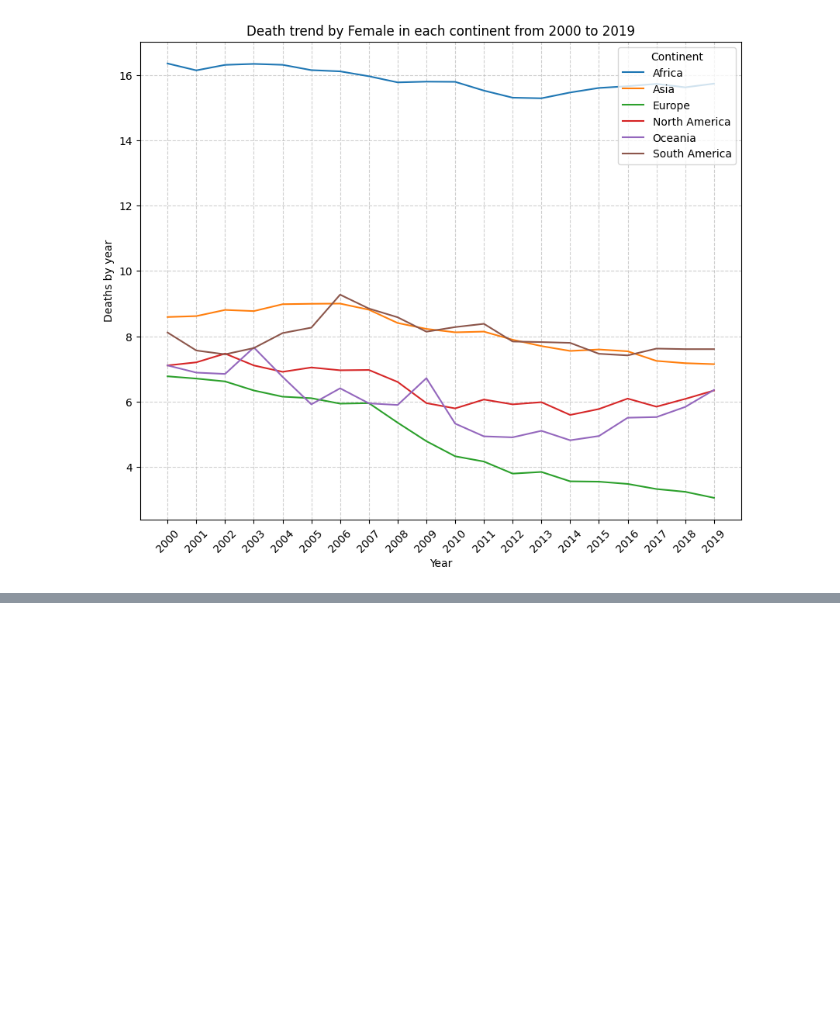
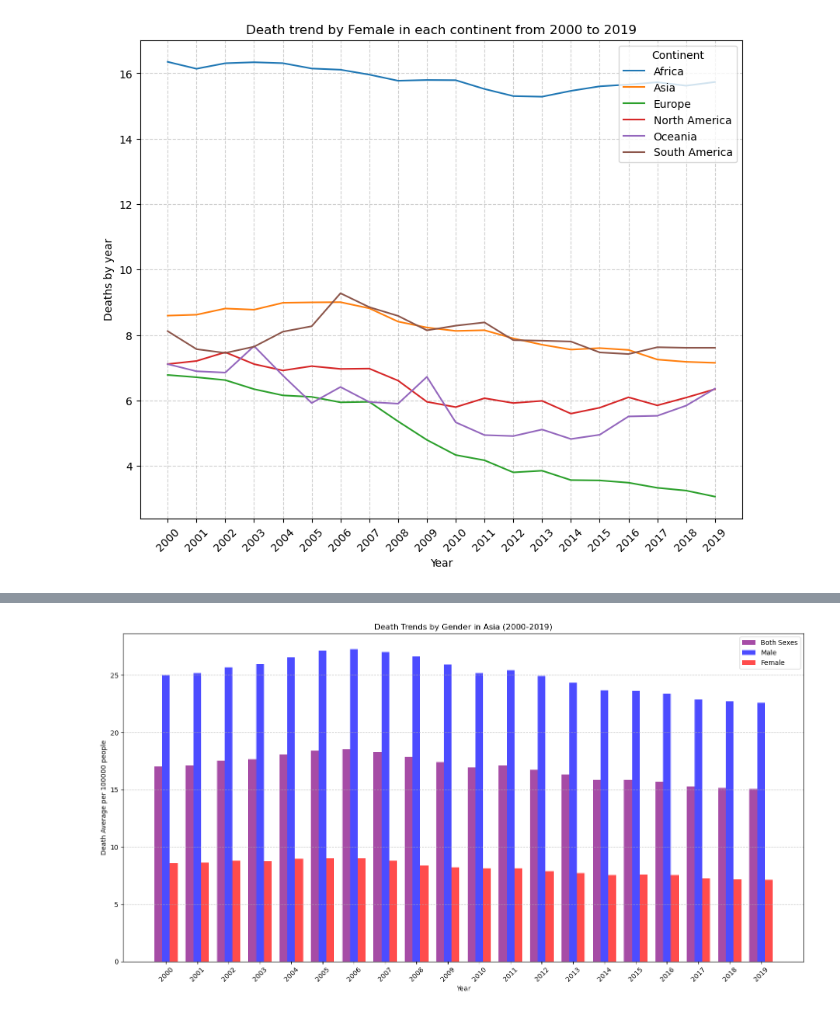
Before and after one commit to khanhst0209/DV_Midterm, a Jupyter notebook: analysis.ipynb, the cells around one changed output, grey strips where cells are left out. Saved outputs shown, nothing was run; the diff lists cells and outputs as text; code cells hidden in the pictures; blank space fills up the shorter version.

Commit message:
Plot death by years and sexes in all continents

```diff
--- a/analysis.ipynb
+++ b/analysis.ipynb
@@ -235,0 +252,19 @@ plt.show()
+# %%
+# Get only the year part from the column MultiIndex
+df_sum_continent.columns = [col[0] for col in df_sum_continent.columns]
+df_sum_continent_male.columns = [col[0] for col in df_sum_continent_male.columns]
+df_sum_continent_female.columns = [col[0] for col in df_sum_continent_female.columns]
+# %%
+# Get only the 'Continent' name in the first column
+df_sum_continent.index.name='Continent'
+df_sum_continent_male.index.name='Continent'
+df_sum_continent_female.index.name='Continent'
+# %%
+# Transpose the DataFrame for easier in querying
+df_sum_continent = df_sum_continent.transpose()
+df_sum_continent_male = df_sum_continent_male.transpose()
+df_sum_continent_female = df_sum_continent_female.transpose()
+
+df_sum_continent.index.name = 'Year'
+df_sum_continent_male.index.name = 'Year'
+df_sum_continent_female.index.name = 'Year'
@@ -235,0 +298,41 @@ plt.show()
+# %%
+# Create a function to plot death trends by gender for a specific continent
+def plot_death_trends_by_gender(continent):
+    """
+    Plot death trends by gender for a specific continent from 2000-2019.
+
+    Parameters:
+    -----------
+    continent : str
+        Name of the continent to plot
+    """
+    # Create a figure for the bar chart
+    plt.figure(figsize=(15, 8))
+
+    # Setup bar chart parameters
+    years = df_sum_continent.index
+    x = np.arange(len(years))
+    width = 0.25
+
+    # Plot bars for each gender category
+    plt.bar(x - width, df_sum_continent[continent], width=width, label='Both Sexes', color='purple', alpha=0.7)
+    plt.bar(x, df_sum_continent_male[continent], width=width, label='Male', color='blue', alpha=0.7)
+    plt.bar(x + width, df_sum_continent_female[continent], width=width, label='Female', color='red', alpha=0.7)
+
+    # Set chart labels and title
+    plt.xlabel('Year')
+    plt.ylabel('Death Average per 100000 people')
+    plt.title(f'Death Trends by Gender in {continent} (2000-2019)')
+    plt.xticks(x, years, rotation=45)
+    plt.legend()
+
+    # Add grid for better readability
+    plt.grid(axis='y', linestyle='--', alpha=0.7)
+
+    # Adjust layout
+    plt.tight_layout()
+    plt.show()
+
+plot_death_trends_by_gender(continent='Asia')
+# %% [output]
+[figure, added]
```
Also changed, not shown: parts of 10 cells of this notebook.
